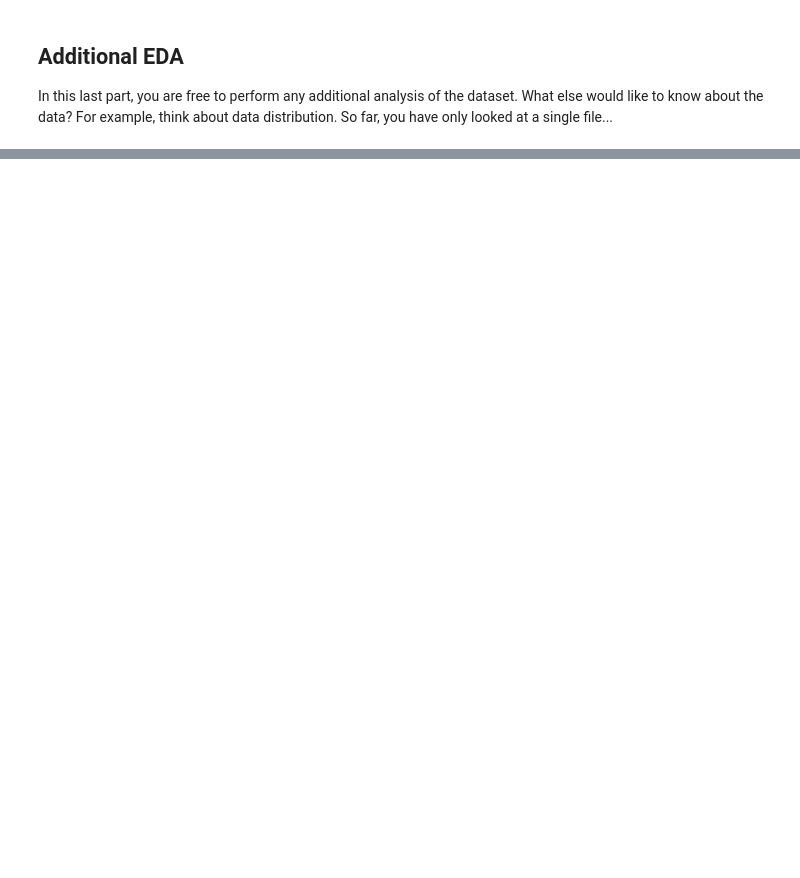
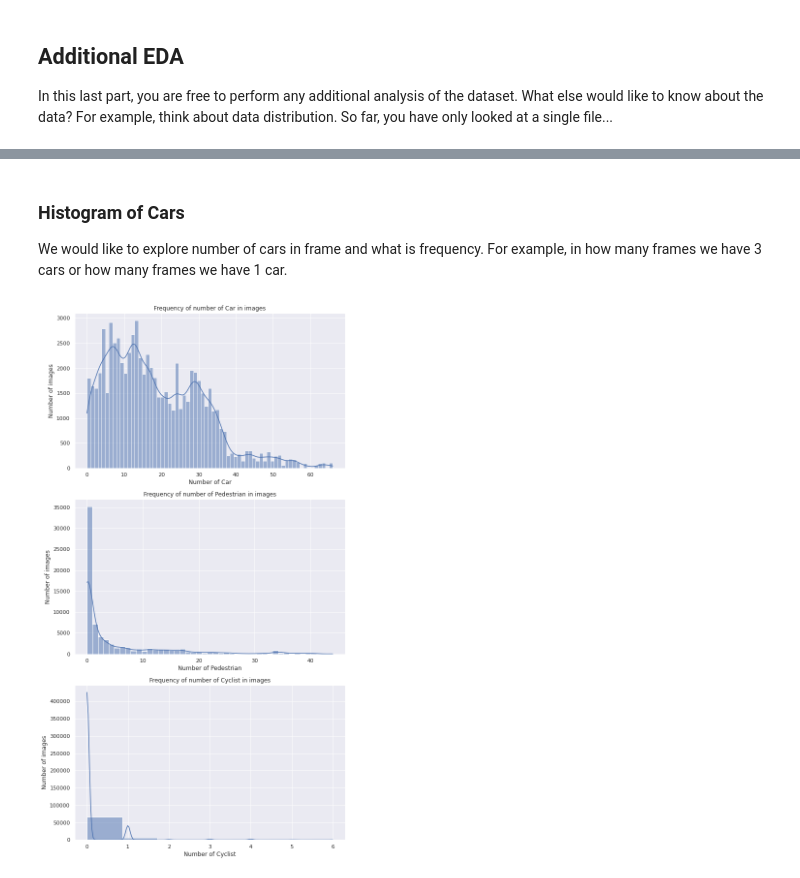
Before and after one commit to dilipkumar2k6/ml-udacity-project-1-object-detection-in-urban-environment, a Jupyter notebook: Exploratory Data Analysis.ipynb, the cells around one changed output, grey strips where cells are left out. Cells and saved outputs as stored; diff of their text form; code cells hidden in the pictures; blank space fills up the shorter version.

```diff
--- a/Exploratory Data Analysis.ipynb
+++ b/Exploratory Data Analysis.ipynb
@@ -88,0 +176,20 @@ For example, think about data distribution. So far, you have only looked at a si
+# %% [markdown]
+### Histogram of Cars
+We would like to explore number of cars in frame and what is frequency. For example, in how many frames we have 3 cars or how many frames we have 1 car.
+# %%
+# histogram for each class
+from matplotlib import pyplot as plt
+fix,axs = plt.subplots(3)
+sns.set(rc={'figure.figsize':(20,20)})
+i = 0
+for label, name in label_map.items():
+    data = label_count_distributions[label]
+    bins = max(data) - min(data) + 1
+    ax = sns.histplot(ax=axs[i], data=data,bins=bins,  kde=True)
+    xlabel = f'Number of {name}'
+    ylabel = 'Number of images'
+    title = f'Frequency of number of {name} in images'
+    ax.set(xlabel=xlabel, ylabel=ylabel, title=title)
+    i += 1
+# %% [output]
+[figure, added]
```
Also changed, not shown: parts of 10 cells of this notebook.
